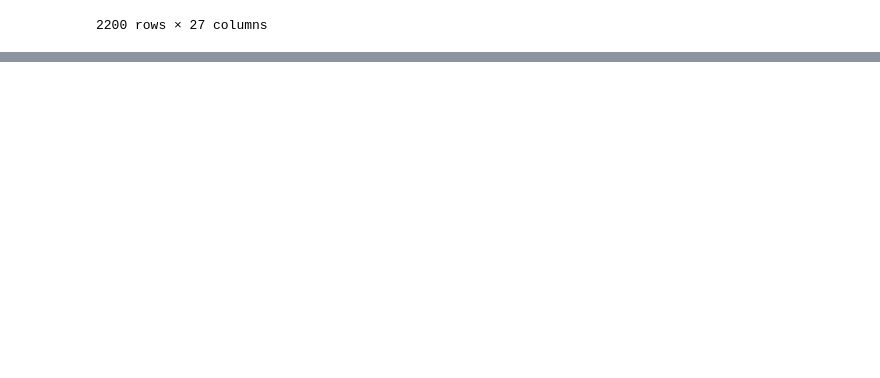
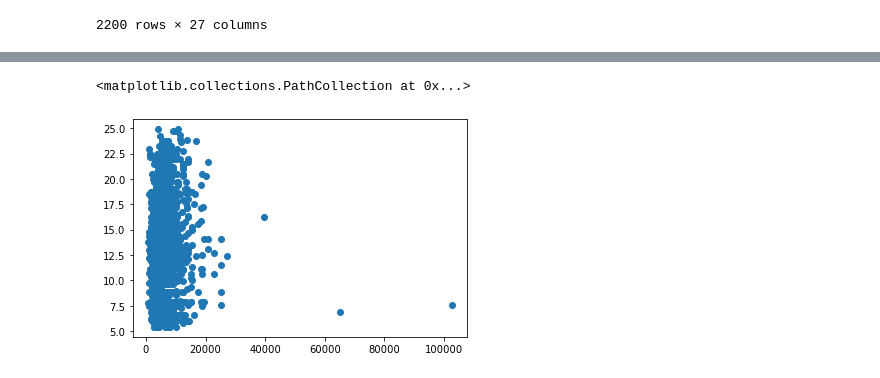
Before and after one commit to prashant4961/bank_interest_rate, a Jupyter notebook: bank_interest_rate.ipynb, the cells around one changed output, grey strips where cells are left out. Saved outputs shown, nothing was run; the diff lists cells and outputs as text; code cells hidden in the pictures; blank space fills up the shorter version.

```diff
--- a/bank_interest_rate.ipynb
+++ b/bank_interest_rate.ipynb
@@ -386,0 +483,5 @@ df
+# %%
+plt.scatter(df['Monthly_Income'],df['Interest_Rate'])
+# %% [output]
+<matplotlib.collections.PathCollection at 0x...>
+[figure, added]
```
Also changed, not shown: parts of 43 cells of this notebook, 1 other file.
